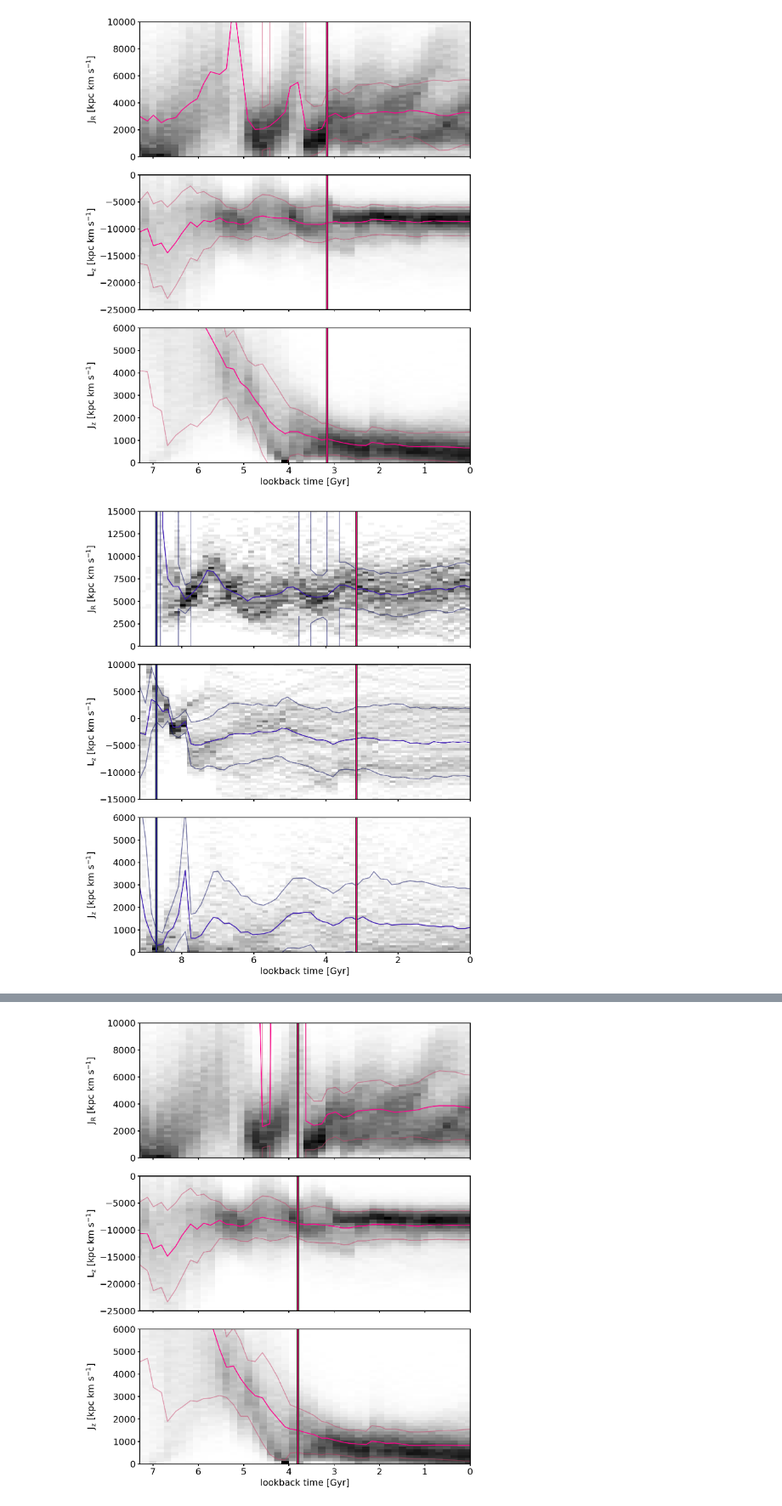
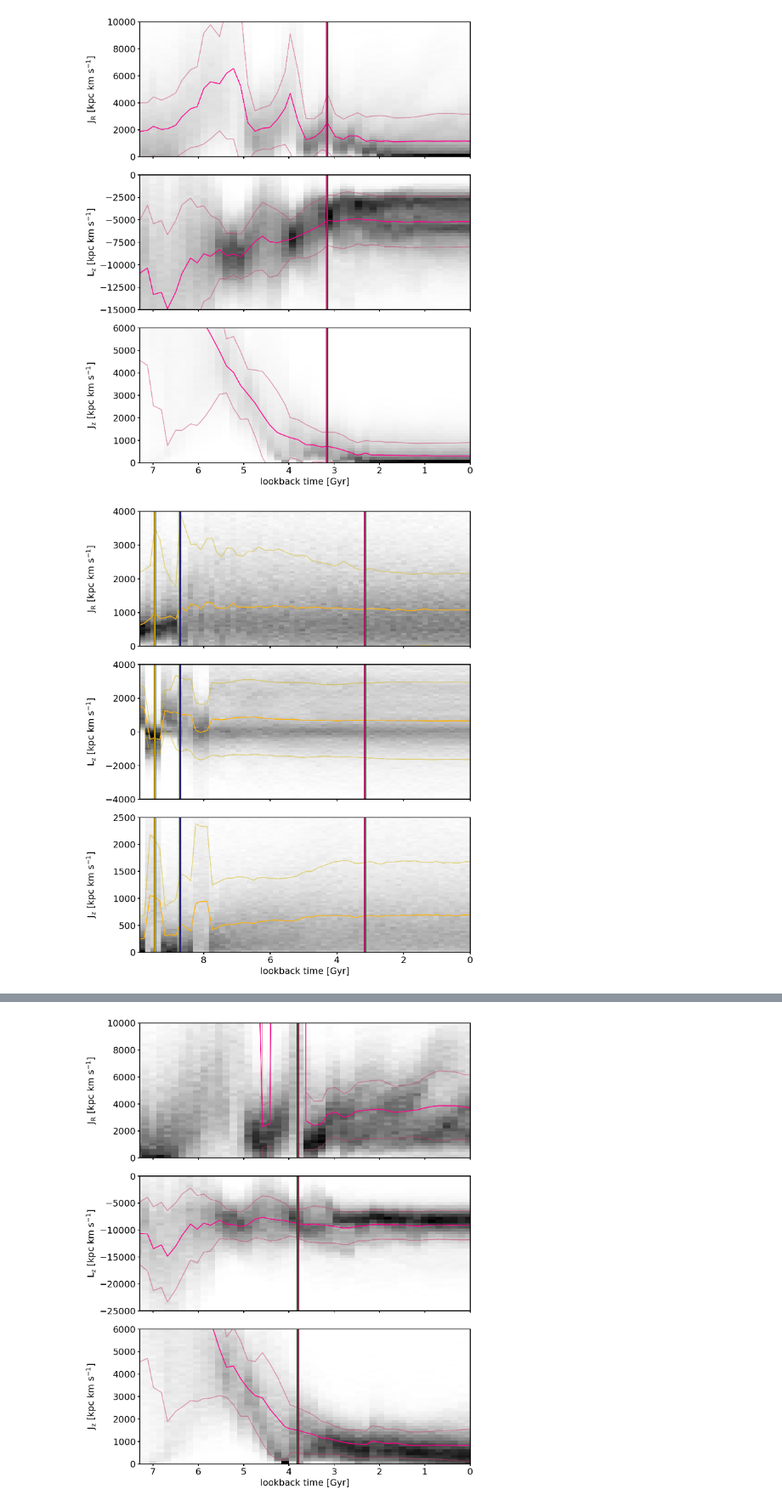
Before and after one commit to sophialilleengen/masterproject, a Jupyter notebook: notebooks/Actions/1action_time_evolution.ipynb, the cells around one changed output, grey strips where cells are left out. Shown at 85% size. Drawn from its saved outputs; the diff is of its cells as text; code cells hidden in the pictures.

```diff
--- a/notebooks/Actions/1action_time_evolution.ipynb
+++ b/notebooks/Actions/1action_time_evolution.ipynb
@@ -89,7 +89,7 @@ color31 = colors[4]
 color32 = 'xkcd:yellow'
 color33 = 'xkcd:dark yellow'
 
-prognums = [2,3,4]
+prognums = [2,4] #3 later once it finishes
 for i, prognum in enumerate(prognums):
     #### action time evolution
     if prognum == 4:
@@ -116,7 +116,7 @@ for i, prognum in enumerate(prognums):
     lookback_time_Gyr = np.loadtxt(filedir + 'auriga/survivor_overview_all_snapshots.txt',usecols = 1, skiprows=2)[-numsnaps:]
     for snap_number in range(startnr, endnr+1, 1):
         ii = snap_number-startnr
-        infile = filedir + 'actions/right_potential/progenitor{}/actions_snap_{}_dec18.txt'.format(prognum, snap_number)
+        infile = filedir + 'actions/right_potential/progenitor{}/GCwodisk_actions_snap_{}_jan19.txt'.format(prognum, snap_number)
         ids, r, jR_kpckms, lz_kpckms, jz_kpckms = np.loadtxt(infile)
         snap_time = lookback_time_Gyr[ii]
 
@@ -124,12 +124,12 @@ for i, prognum in enumerate(prognums):
         jz_hist = np.histogram(jz_kpckms, bins = 20, range = (0., 5000.))
         lz_hist = np.histogram(lz_kpckms, bins = 20, range = (-20000., 0.))
     #cond = np.where((jR_kpckms <= 15000.)  & (np.abs(lz_kpckms) <=5000.) & (jz_kpckms <= 5000.))
-        jR_median.append(np.median(jR_kpckms))
-        jR_std.append(np.std(jR_kpckms))
-        jz_median.append(np.median(jz_kpckms))
-        jz_std.append(np.std(jz_kpckms))
-        lz_median.append(np.median(lz_kpckms))
-        lz_std.append(np.std(lz_kpckms))
+        jR_median.append(np.median(jR_kpckms[jR_kpckms<1e5]))
+        jR_std.append(np.std(jR_kpckms[jR_kpckms<1e5]))
+        jz_median.append(np.median(jz_kpckms[jz_kpckms<1e5]))
+        jz_std.append(np.std(jz_kpckms[jz_kpckms<1e5]))
+        lz_median.append(np.median(lz_kpckms[lz_kpckms<1e5]))
+        lz_std.append(np.std(lz_kpckms[lz_kpckms<1e5]))
         jR_all.append(jR_kpckms)
         jz_all.append(jz_kpckms)
         lz_all.append(lz_kpckms)
@@ -163,7 +163,7 @@ for i, prognum in enumerate(prognums):
     if prognum == 2:
         max_JR = 10000.
         max_LZ = 0.
-        min_LZ = -25000.
+        min_LZ = -15000.
         max_JZ = 6000.
     if prognum == 3:
         max_JR = 15000.
@@ -172,9 +172,9 @@ for i, prognum in enumerate(prognums):
         max_JZ = 6000.
     if prognum == 4:
         max_JR = 4000.
-        max_LZ = 12000.
-        min_LZ = 0.
-        max_JZ = 4000.
+        max_LZ = 4000.
+        min_LZ = -4000.
+        max_JZ = 2500.
 
     fig, ax = plt.subplots(3,1, sharex=True, figsize=(10,12))
 
@@ -219,33 +219,33 @@ for i, prognum in enumerate(prognums):
     ax[1].axvline(mergertime1, color = 'xkcd:dark green', linewidth = 4)
     ax[1].axvline(mergertime1, color = color11, linewidth = 2)
     ax[2].axvline(mergertime1, color = 'xkcd:dark green', linewidth = 4)
     ax[2].axvline(mergertime1, color = color11, linewidth = 2)
 
     if prognum == 2:
         pass
     else:
         ax[0].axvline(mergertime2, color = 'xkcd:dark green', linewidth = 4)
         ax[0].axvline(mergertime2, color = color21, linewidth = 2)
         ax[1].axvline(mergertime2, color = 'xkcd:dark green', linewidth = 4)
         ax[1].axvline(mergertime2, color = color21, linewidth = 2)
         ax[2].axvline(mergertime2, color = 'xkcd:dark green', linewidth = 4)
         ax[2].axvline(mergertime2, color = color21, linewidth = 2)
 
         if prognum == 3:
             pass
         else:
             ax[0].axvline(mergertime3, color = 'xkcd:dark green', linewidth = 4)
             ax[0].axvline(mergertime3, color = color31, linewidth = 2)
             ax[1].axvline(mergertime3, color = 'xkcd:dark green', linewidth = 4)
             ax[1].axvline(mergertime3, color = color31, linewidth = 2)
             ax[2].axvline(mergertime3, color = 'xkcd:dark green', linewidth = 4)
             ax[2].axvline(mergertime3, color = color31, linewidth = 2)
             #ax[2].set_xlabel('Snapshot number', fontsize = 20)
 
 
     fig.tight_layout()
-    fig.savefig(plotdir + 'actions/right_potential/progenitor{}/action_time_evolution_hist_mean.png'.format(prognum), format = 'png', dpi = 300)
+    fig.savefig(plotdir + 'actions/right_potential/progenitor{}/action_time_evolution_wodisk_hist_mean.png'.format(prognum), format = 'png', dpi = 300)
     plt.show()
 # %% [output]
-[figure, old version]
+[figure, new version]
-[figure, old version]
+[figure, new version]
```
Also changed, not shown: parts of 1 cell of this notebook, 9 other files.
